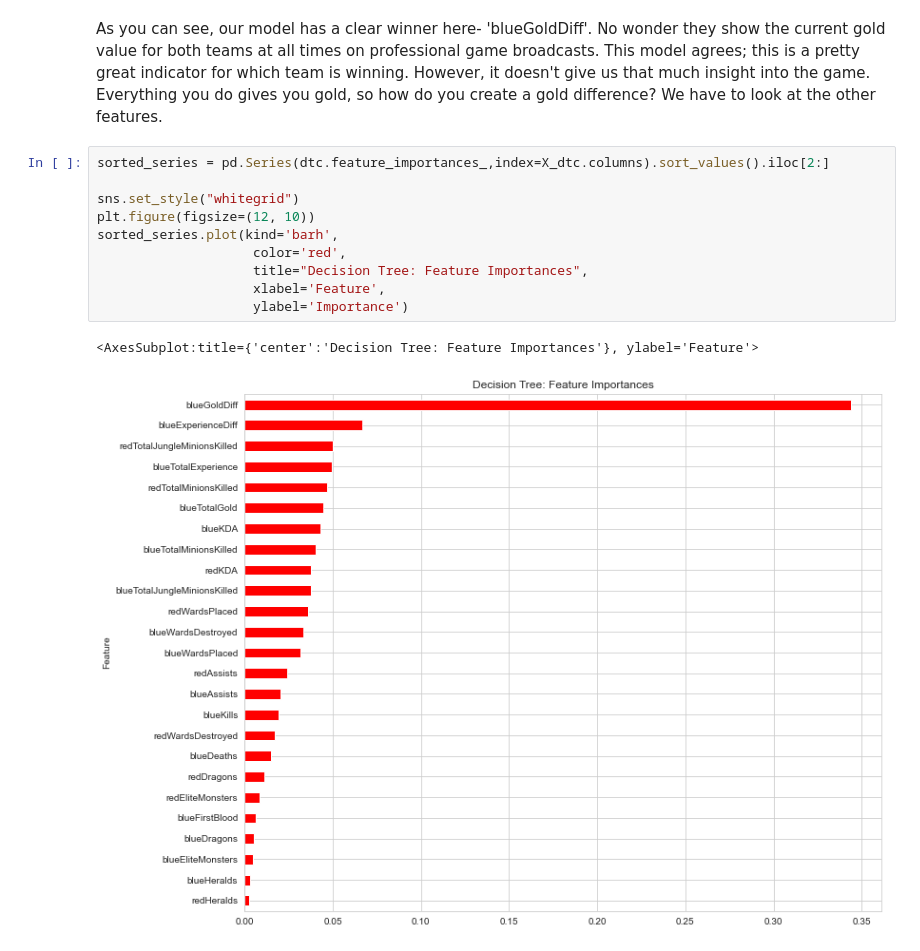
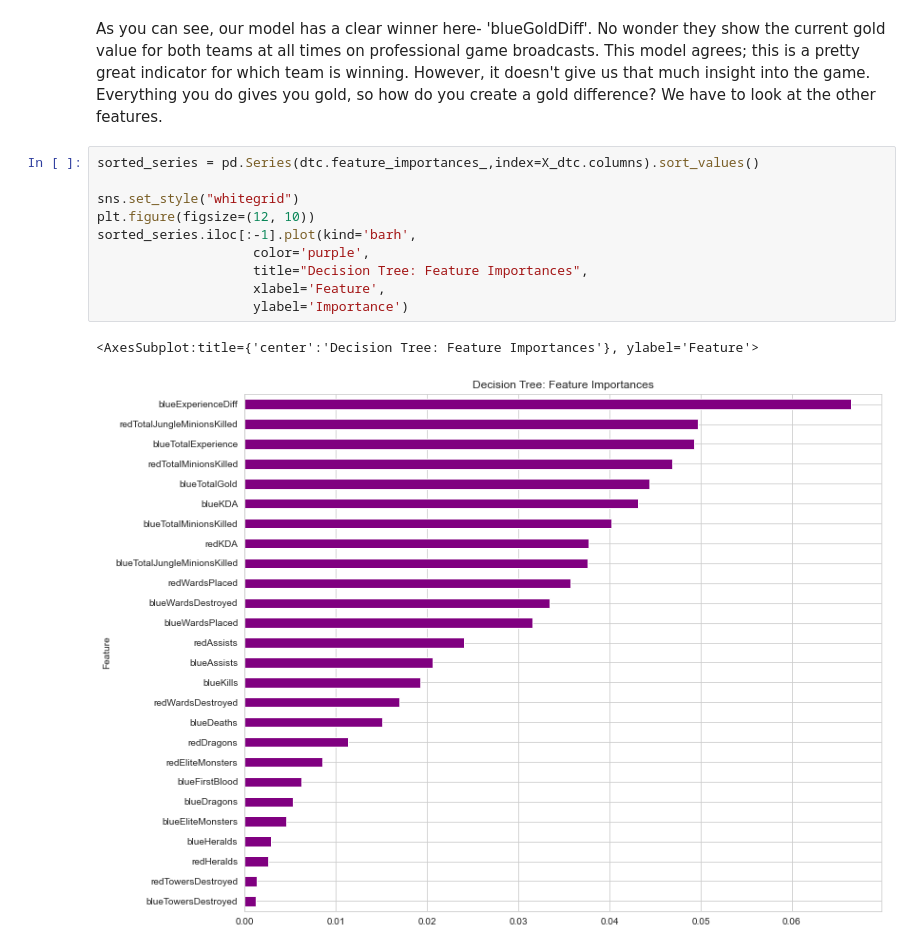
Before and after one commit to ewehmueller/lol-classification, a Jupyter notebook: league-analysis.ipynb, the cells around one changed output. Drawn from its saved outputs; the diff is of its cells as text.

```diff
--- a/league-analysis.ipynb
+++ b/league-analysis.ipynb
@@ -344,15 +347,15 @@ ax.set(
 # %% [markdown]
 As you can see, our model has a clear winner here- 'blueGoldDiff'.  No wonder they show the current gold value for both teams at all times on professional game broadcasts.  This model agrees; this is a pretty great indicator for which team is winning. However, it doesn't give us that much insight into the game.  Everything you do gives you gold, so how do you create a gold difference? We have to look at the other features.
 # %%
-sorted_series = pd.Series(dtc.feature_importances_,index=X_dtc.columns).sort_values().iloc[2:]
+sorted_series = pd.Series(dtc.feature_importances_,index=X_dtc.columns).sort_values()
 
 sns.set_style("whitegrid")
 plt.figure(figsize=(12, 10))
-sorted_series.plot(kind='barh',
-                    color='red',
+sorted_series.iloc[:-1].plot(kind='barh',
+                    color='purple',
                     title="Decision Tree: Feature Importances",
                     xlabel='Feature',
                     ylabel='Importance')
 # %% [output]
 <AxesSubplot:title={'center':'Decision Tree: Feature Importances'}, ylabel='Feature'>
-[figure, old version]
+[figure, new version]
```
Also changed, not shown: parts of 16 cells of this notebook.
